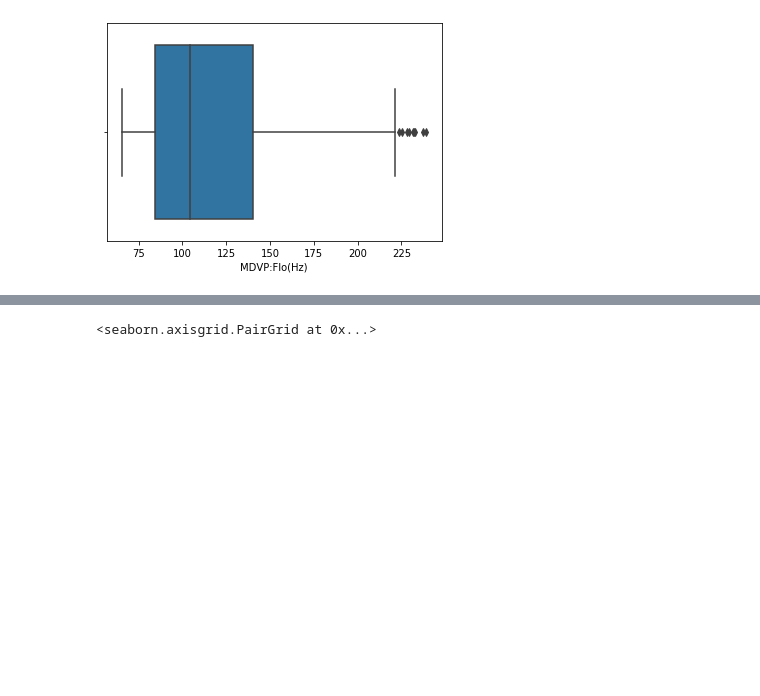
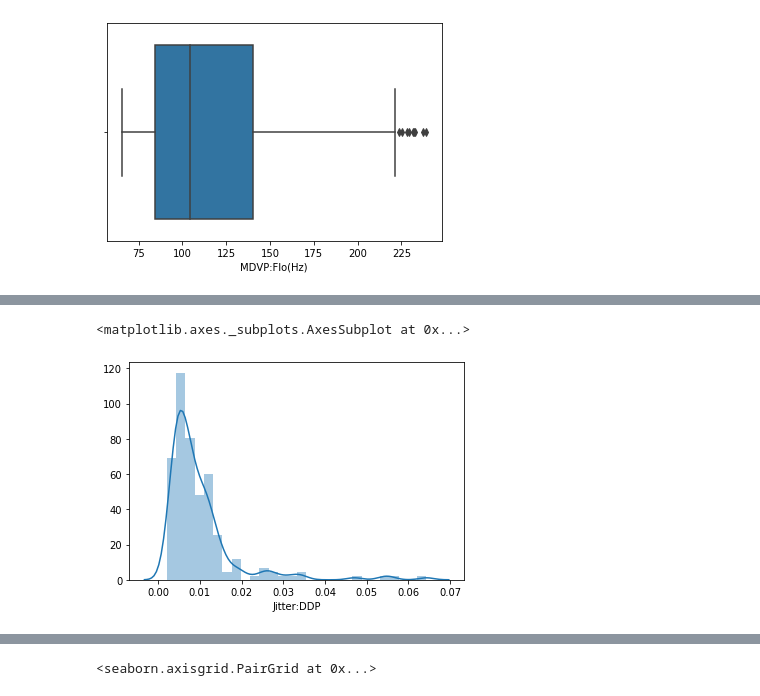
Before and after one commit to GreatLearningAIML1/bangalore-aug19-batch-k-commits, a Jupyter notebook: Residency4/Project/Ensemble Techniques_R4_Project_Parkinson’s Disease.ipynb, the cells around one changed output, grey strips where cells are left out. Drawn from its saved outputs; the diff is of its cells as text; code cells hidden in the pictures; blank space fills up the shorter version.

```diff
--- a/Residency4/Project/Ensemble Techniques_R4_Project_Parkinson’s Disease.ipynb
+++ b/Residency4/Project/Ensemble Techniques_R4_Project_Parkinson’s Disease.ipynb
@@ -82,0 +107,5 @@ sns.boxplot(x='MDVP:Flo(Hz)',data=df_parkinson)
+# %%
+sns.distplot(df_parkinson['Jitter:DDP'])
+# %% [output]
+<matplotlib.axes._subplots.AxesSubplot at 0x...>
+[figure, added]
```
Also changed, not shown: parts of 26 cells of this notebook.
